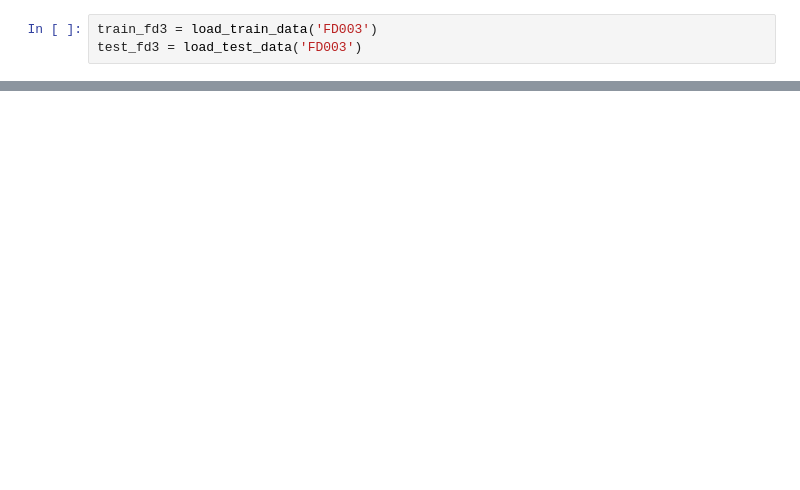
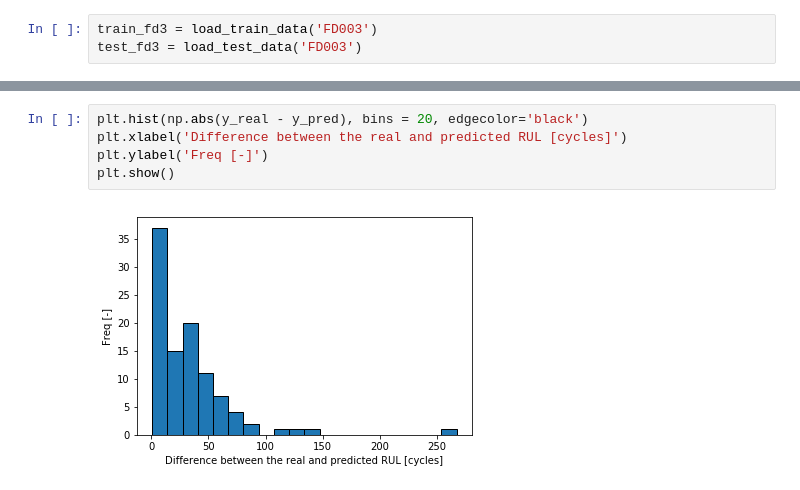
Before and after one commit to jancervenka/turbofan_failure, a Jupyter notebook: turbofan.ipynb, the cells around one changed output, grey strips where cells are left out. Drawn from its saved outputs; the diff is of its cells as text; blank space fills up the shorter version.

```diff
--- a/turbofan.ipynb
+++ b/turbofan.ipynb
@@ -137,0 +179,7 @@ compute_score(y_real, y_pred) / 100
+# %%
+plt.hist(np.abs(y_real - y_pred), bins = 20, edgecolor='black')
+plt.xlabel('Difference between the real and predicted RUL [cycles]')
+plt.ylabel('Freq [-]')
+plt.show()
+# %% [output]
+[figure, added]
```
Also changed, not shown: parts of 24 cells of this notebook.
